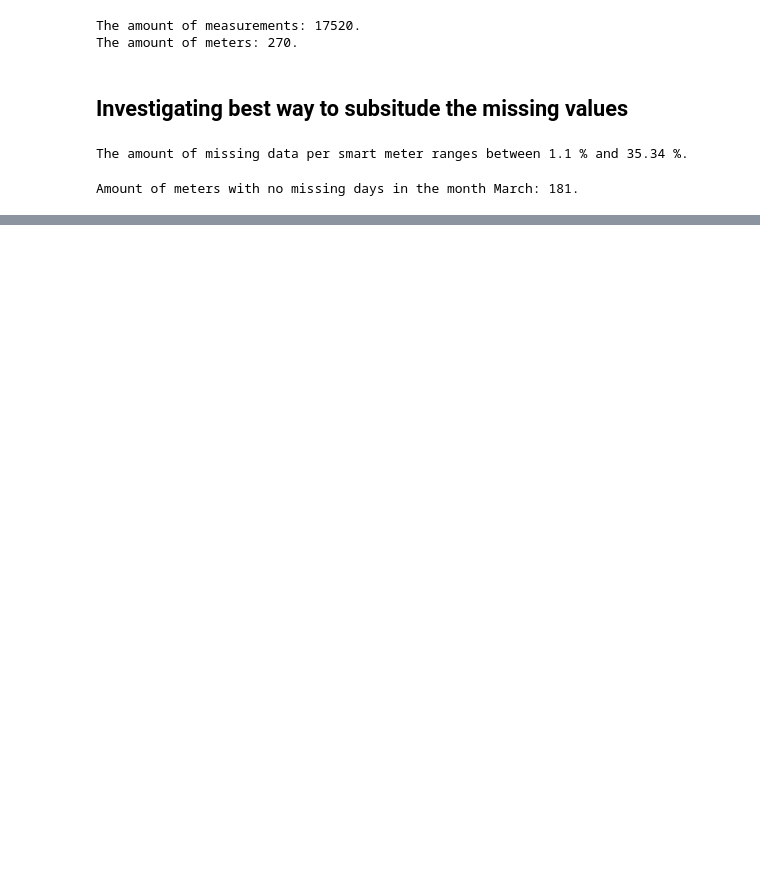
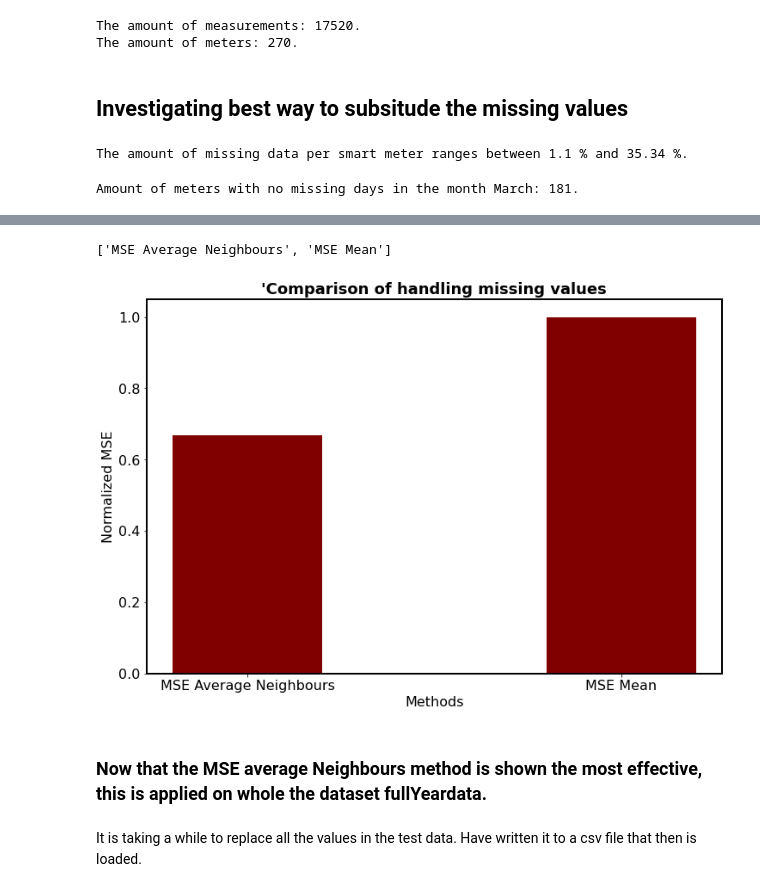
Before and after one commit to StijnStaring/TS_code, a Jupyter notebook: Load Analysis/Load_analysis2.ipynb, the cells around one changed output, grey strips where cells are left out. Cells and saved outputs as stored; diff of their text form; code cells hidden in the pictures; blank space fills up the shorter version.

```diff
--- a/Load Analysis/Load_analysis2.ipynb
+++ b/Load Analysis/Load_analysis2.ipynb
@@ -365,0 +292,19 @@ Name: meter_2979, Length: 1488, dtype: float64
+# %%
+data = {'MSE Average Neighbours': MSE/MSE_mean, 'MSE Mean': MSE_mean/MSE_mean} # Normalized
+MSEs = list(data.keys())
+values = list(data.values())
+
+axis = figure_layout(figsize=(12,8),titel="'Comparison of handling missing values",xlabel="Methods",ylabel="Normalized MSE",fontsize_titel=18,fontsize_axis=16,fontsize_legend=14,fontsize_ticks=16)
+axis.grid(False)
+print(MSEs)
+# creating the bar plot
+axis.bar(MSEs, values, color ='maroon',width = 0.4)
+
+plt.show()
+# %% [output]
+['MSE Average Neighbours', 'MSE Mean']
+[figure, added]
+# %% [markdown]
+### Now that the MSE average Neighbours method is shown the most effective, this is applied on whole the dataset fullYeardata.
+# %% [markdown]
+It is taking a while to replace all the values in the test data. Have written it to a csv file that then is loaded.
```
Also changed, not shown: parts of 44 cells of this notebook, 2 other files.
